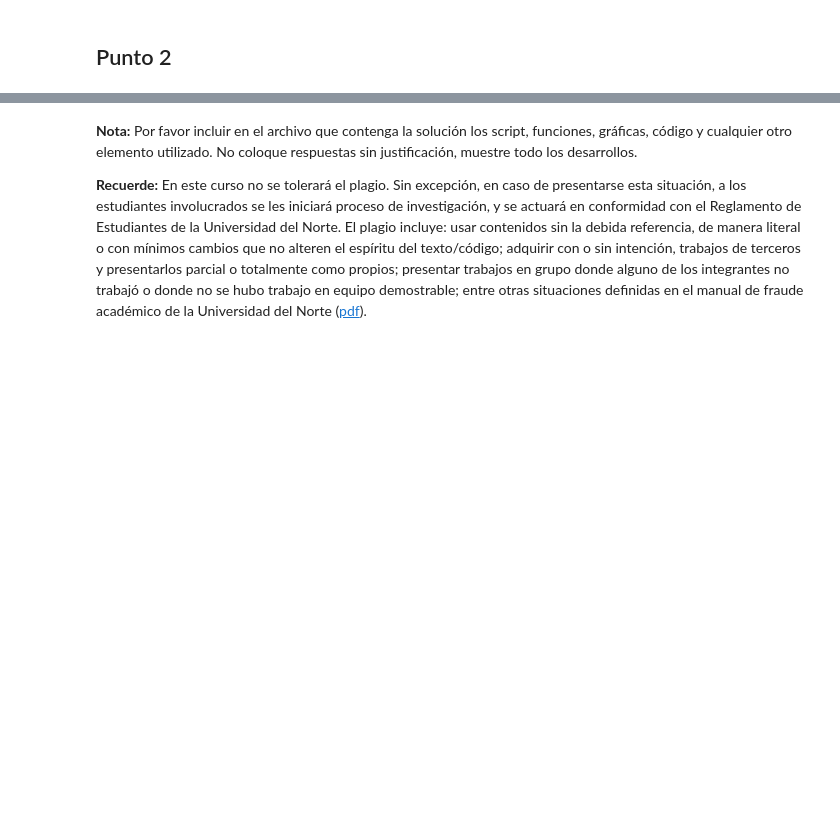
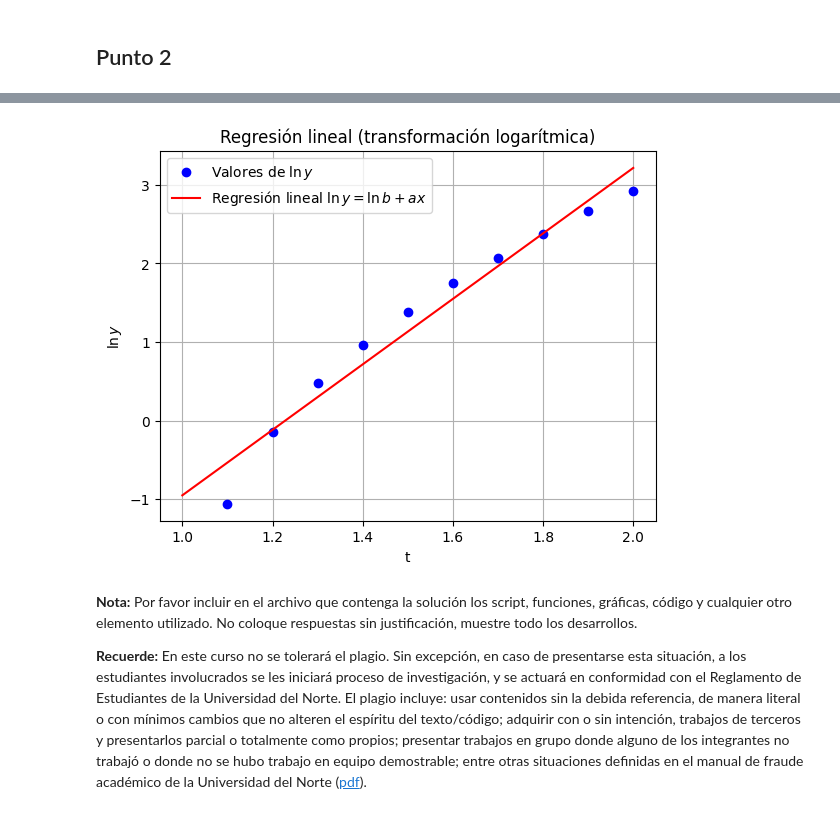
Before and after one commit to K3nnyZY/computer-solutions, a Jupyter notebook: T5_KennyZhu,Samir_Mercado.ipynb, the cells around one changed output, grey strips where cells are left out. Saved outputs shown, nothing was run; the diff lists cells and outputs as text; code cells hidden in the pictures; blank space fills up the shorter version.

```diff
--- a/T5_KennyZhu,Samir_Mercado.ipynb
+++ b/T5_KennyZhu,Samir_Mercado.ipynb
@@ -192,3 +222,28 @@ Error en t = 1.97: 17.276607852107578
+# %%
+import matplotlib.pyplot as plt
+
+# Creamos una función para graficar la función lineal
+def plot_linear_regression(t_values_log, y_values_log, t_values_line, y_values_line):
+    plt.plot(t_values_log, y_values_log, 'bo', label='Valores de $\ln y$')
+    plt.plot(t_values_line, y_values_line, 'r-', label='Regresión lineal $\ln y = \ln b + ax$')
+    plt.xlabel('t')
+    plt.ylabel('$\ln y$')
+    plt.legend()
+    plt.title('Regresión lineal (transformación logarítmica)')
+    plt.grid(True)
+    plt.show()
+
+# Calculamos los valores de ln y para los puntos de la aproximación
+y_log_approx = [np.log(y) for y in approximate_wi]
+
+# Creamos puntos adicionales para una gráfica más suave
+t_points_smooth = np.linspace(1, 2, 100)
+y_line_smooth = [ln_b + a * t for t in t_points_smooth]
+
+# Graficamos la regresión lineal y los valores de ln y
+plot_linear_regression(t_values, y_log_approx, t_points_smooth, y_line_smooth)
+# %% [output]
+[figure, added]
 # %% [markdown]
 **Nota:** Por favor incluir en el archivo que contenga la solución los script, funciones, gráficas, código y cualquier otro elemento utilizado. No coloque respuestas sin justificación, muestre todo los desarrollos.
 
```
Also changed, not shown: parts of 5 cells of this notebook, 1 other file.
